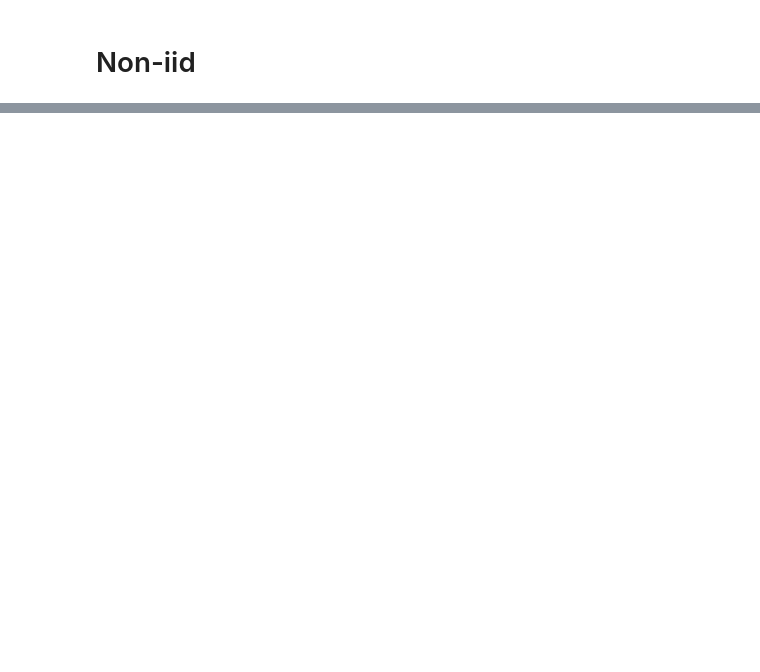
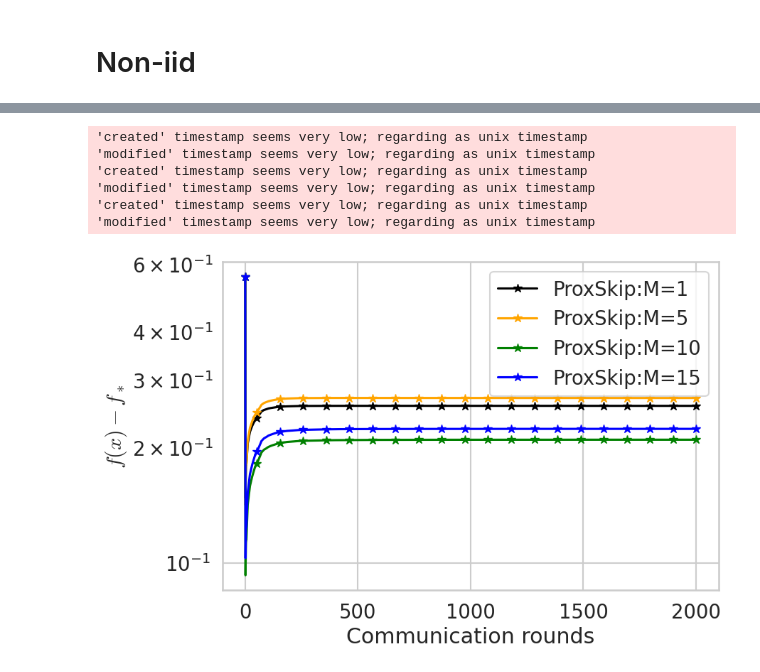
Before and after one commit to Glebzok/ProxSkip, a Jupyter notebook: proxskip/experiments.ipynb, the cells around one changed output, grey strips where cells are left out. Saved outputs shown, nothing was run; the diff lists cells and outputs as text; code cells hidden in the pictures; blank space fills up the shorter version.

```diff
--- a/proxskip/experiments.ipynb
+++ b/proxskip/experiments.ipynb
@@ -66,12 +55,31 @@ else:
+# %%
+from proxskip.methods.proxskip import ProxSkip
+
+n_seeds = 1
+batch_size = 2000
+# %%
+it_local = 100
+skip_lr0 = 1 / loss.batch_smoothness(batch_size=batch_size)
+it_max = 20
+skip_decay_coef = dataset.l2 / 2
 # %%
-from proxskip.methods.proxskip import ProxSkip
+skip_results_M = []
 
-skip_lr_max = skip_lr0
-skip = ProxSkip(loss=loss, n_workers=n_workers, cohort_size=cohort_size, it_local=it_local,
-               lr_max=skip_lr_max, lr0=skip_lr0, lr_decay_coef=skip_decay_coef,
-               it_start_decay=0, n_seeds=n_seeds, batch_size=batch_size, trace_len=200, iid=False, losses=losses)
-skip.run(x0=x0, it_max=it_max)
-# sgd.trace.convert_its_to_epochs(batch_size=batch_size*it_local)
-skip.trace.compute_loss_of_iterates()
-skip.terminate_workers()
+for M in [1, 5]:
+    cohort_size = M
+    n_workers = M
+
+    skip_lr_max = skip_lr0
+    skip = ProxSkip(loss=loss, n_workers=n_workers, cohort_size=cohort_size, it_local=it_local,
+                lr_max=skip_lr_max, lr0=skip_lr0, lr_decay_coef=skip_decay_coef,
+                it_start_decay=0, n_seeds=n_seeds, batch_size=batch_size, trace_len=200, iid=False, losses=losses)
+    skip.run(x0=x0, it_max=it_max)
+
+    skip.trace.compute_loss_of_iterates()
+    skip.terminate_workers()
+
+    skip_results_M.append(skip.trace)
+
+    # with open('./data/skip_results_M.pkl', 'wb') as f:
+    #     pkl.dump(skip_results_M, f)
 # %% [output]
@@ -81,8 +87,20 @@ skip.terminate_workers()
+# %%
+with open('./data/skip_results_M_.pkl', 'rb') as f:
+    skip_results_M = pkl.load(f)
 # %%
-skip.trace.plot_losses(label='ProxSkip:M=20', marker='*', color='blue')
+for m, result, c in zip([1, 5, 10, 15, 20], skip_results_M, ['k', 'orange', 'g', 'b', 'r']):
+    result.plot_losses(label=f'ProxSkip:M={m}', marker='*', color=c)
 
 plt.yscale('log')
 plt.ylabel(r'$f(x)-f_*$')
 plt.xlabel('Communication rounds')
 plt.legend()
 plt.savefig('linear_speedup.pdf')
+# %% [output]
+'created' timestamp seems very low; regarding as unix timestamp
+'modified' timestamp seems very low; regarding as unix timestamp
+'created' timestamp seems very low; regarding as unix timestamp
+'modified' timestamp seems very low; regarding as unix timestamp
+'created' timestamp seems very low; regarding as unix timestamp
+'modified' timestamp seems very low; regarding as unix timestamp
+[figure, added]
```
Also changed, not shown: parts of 9 cells of this notebook.
